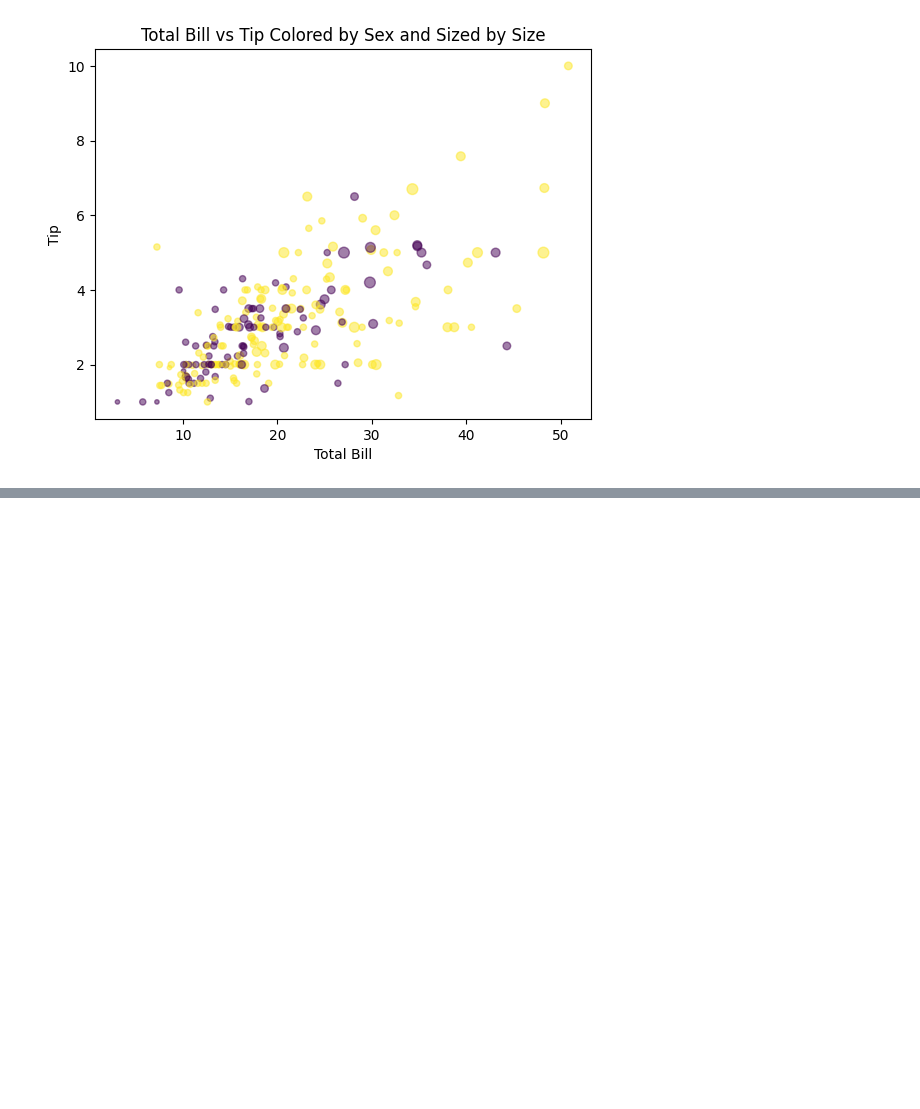
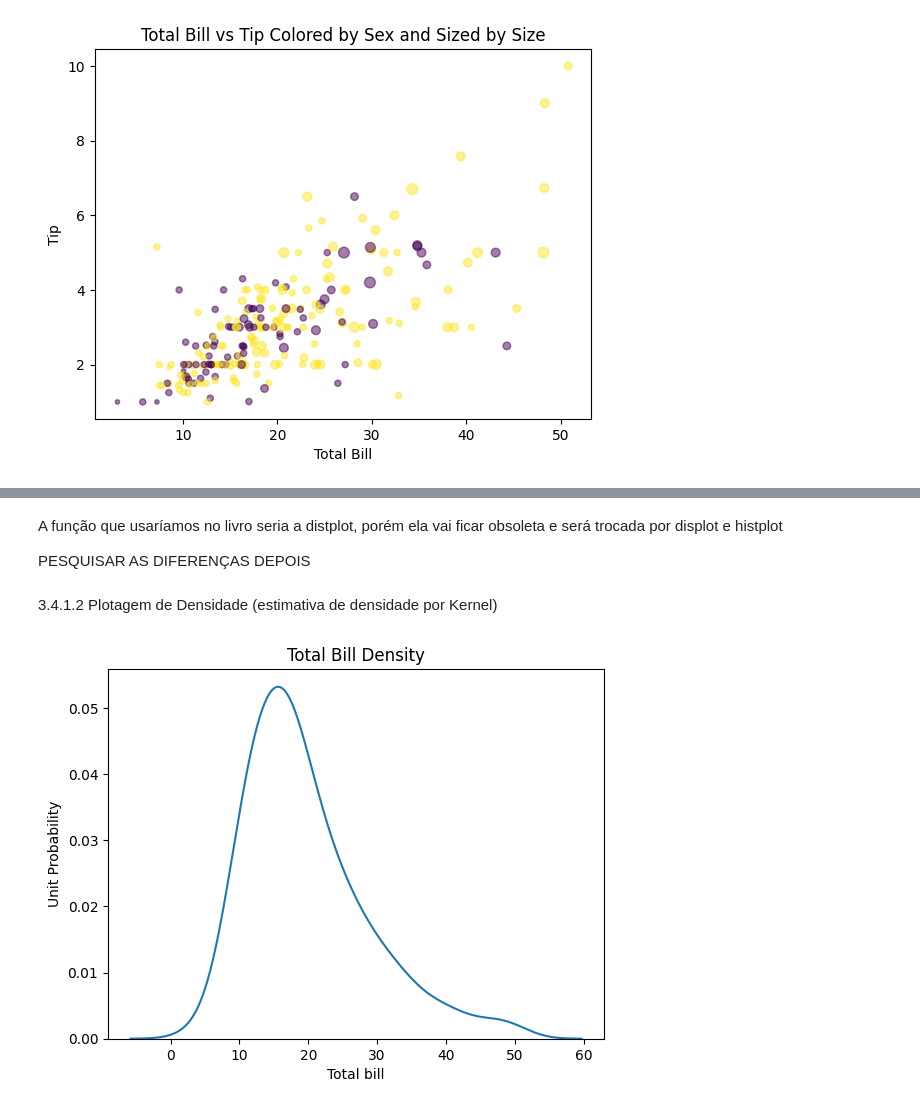
Before and after one commit to LuizGiehl/PFE, a Jupyter notebook: src/cap3.ipynb, the cells around one changed output, grey strips where cells are left out. Drawn from its saved outputs; the diff is of its cells as text; code cells hidden in the pictures; blank space fills up the shorter version.

```diff
--- a/src/cap3.ipynb
+++ b/src/cap3.ipynb
@@ -224,0 +243,19 @@ pg 102
+# %% [markdown]
+A função que usaríamos no livro seria a distplot, porém ela vai ficar obsoleta e será trocada por displot e histplot
+
+PESQUISAR AS DIFERENÇAS DEPOIS
+# %% [markdown]
+3.4.1.2 Plotagem de Densidade (estimativa de densidade por Kernel)
+# %%
+den, ax = plt.subplots()
+#parâmetro till faz com que a área seja preenchida
+#bw_adjust ajusta a largura de banda kde, ou seja quanto menor o numero mais detalhado será o grafico
+ax = sns.kdeplot(tips['total_bill'])
+
+ax.set_title('Total Bill Density')
+ax.set_xlabel('Total bill')
+ax.set_ylabel('Unit Probability')
+
+plt.show()
+# %% [output]
+[figure, added]
```
Also changed, not shown: parts of 17 cells of this notebook.
